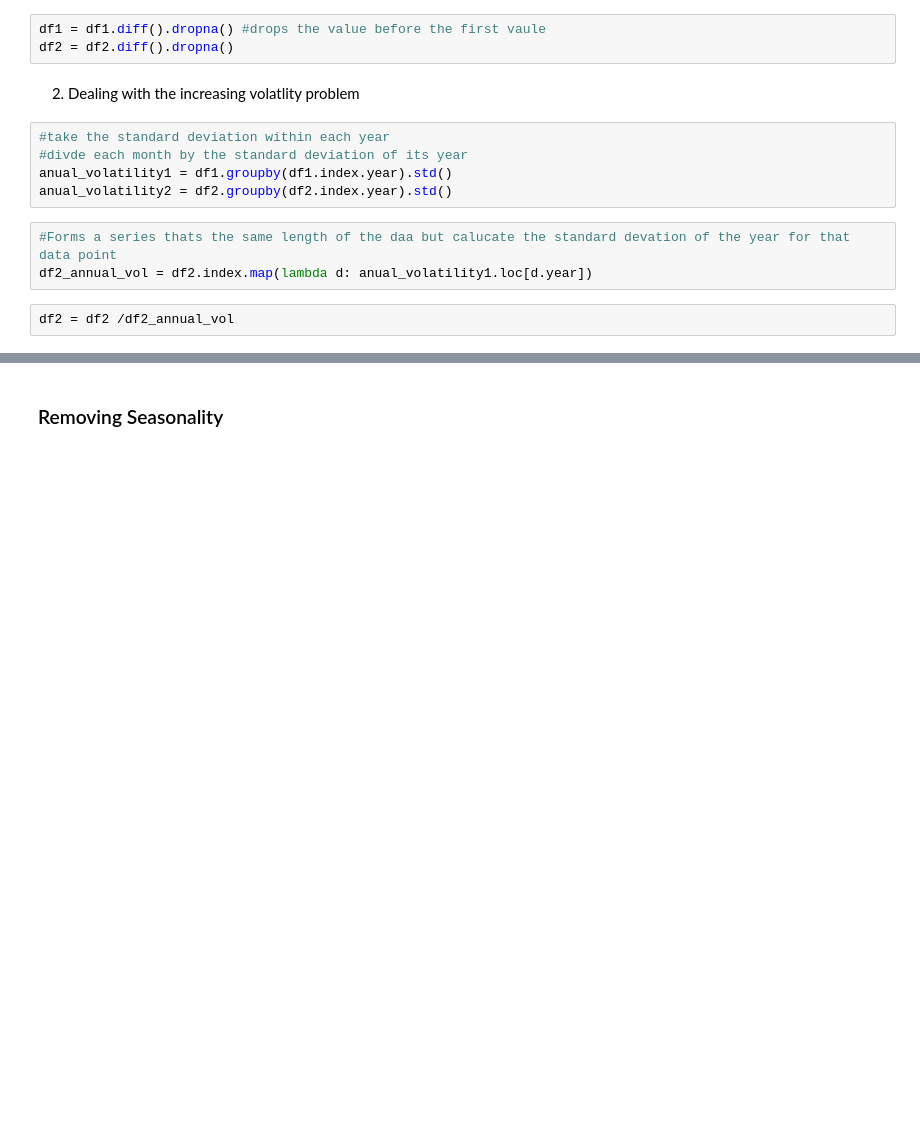
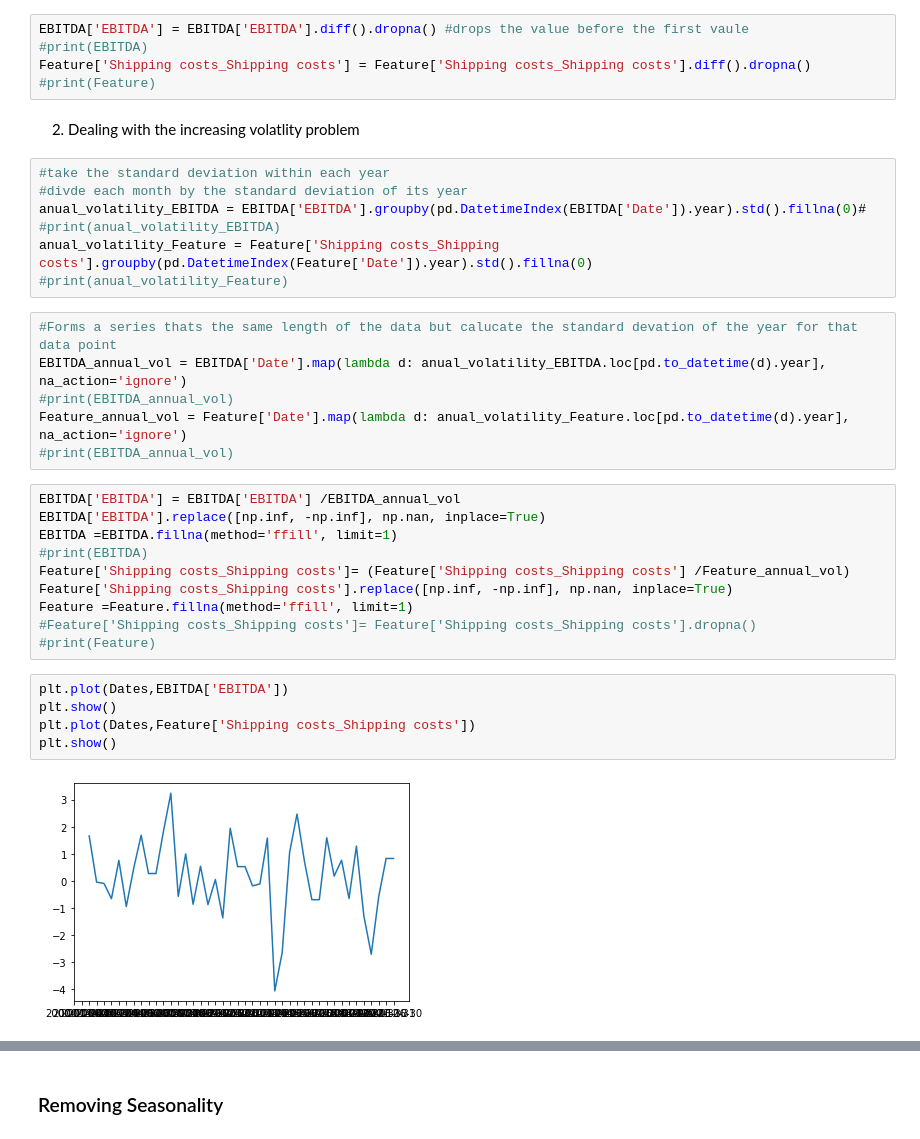
Before and after one commit to ADSMining/Mining, a Jupyter notebook: Notebooks/Modelling_notebooks/VARMA.ipynb, the cells around one changed output, grey strips where cells are left out. Saved outputs shown, nothing was run; the diff lists cells and outputs as text; blank space fills up the shorter version.

```diff
--- a/Notebooks/Modelling_notebooks/VARMA.ipynb
+++ b/Notebooks/Modelling_notebooks/VARMA.ipynb
@@ -54,17 +109,39 @@ df2 = (df2 - avg2)/dev2
 # %% [markdown]
 1. Take the first difference, fixes it around zero
 # %%
-df1 = df1.diff().dropna() #drops the value before the first vaule
-df2 = df2.diff().dropna()
+EBITDA['EBITDA'] = EBITDA['EBITDA'].diff().dropna() #drops the value before the first vaule
+#print(EBITDA)
+Feature['Shipping costs_Shipping costs'] = Feature['Shipping costs_Shipping costs'].diff().dropna()
+#print(Feature)
 # %% [markdown]
 2. Dealing with the increasing volatlity problem
 # %%
 #take the standard deviation within each year
 #divde each month by the standard deviation of its year
-anual_volatility1 = df1.groupby(df1.index.year).std()
-anual_volatility2 = df2.groupby(df2.index.year).std()
+anual_volatility_EBITDA = EBITDA['EBITDA'].groupby(pd.DatetimeIndex(EBITDA['Date']).year).std().fillna(0)#
+#print(anual_volatility_EBITDA)
+anual_volatility_Feature = Feature['Shipping costs_Shipping costs'].groupby(pd.DatetimeIndex(Feature['Date']).year).std().fillna(0)
+#print(anual_volatility_Feature)
 # %%
-#Forms a series thats the same length of the daa but calucate the standard devation of the year for that data point
-df2_annual_vol = df2.index.map(lambda d: anual_volatility1.loc[d.year])
+#Forms a series thats the same length of the data but calucate the standard devation of the year for that data point
+EBITDA_annual_vol = EBITDA['Date'].map(lambda d: anual_volatility_EBITDA.loc[pd.to_datetime(d).year], na_action='ignore')
+#print(EBITDA_annual_vol)
+Feature_annual_vol = Feature['Date'].map(lambda d: anual_volatility_Feature.loc[pd.to_datetime(d).year], na_action='ignore')
+#print(EBITDA_annual_vol)
 # %%
-df2 = df2 /df2_annual_vol
+EBITDA['EBITDA'] = EBITDA['EBITDA'] /EBITDA_annual_vol
+EBITDA['EBITDA'].replace([np.inf, -np.inf], np.nan, inplace=True)
+EBITDA =EBITDA.fillna(method='ffill', limit=1)
+#print(EBITDA)
+Feature['Shipping costs_Shipping costs']= (Feature['Shipping costs_Shipping costs'] /Feature_annual_vol)
+Feature['Shipping costs_Shipping costs'].replace([np.inf, -np.inf], np.nan, inplace=True)
+Feature =Feature.fillna(method='ffill', limit=1)
+#Feature['Shipping costs_Shipping costs']= Feature['Shipping costs_Shipping costs'].dropna()
+#print(Feature)
+# %%
+plt.plot(Dates,EBITDA['EBITDA'])
+plt.show()
+plt.plot(Dates,Feature['Shipping costs_Shipping costs'])
+plt.show()
+# %% [output]
+[figure, added]
```
Also changed, not shown: parts of 29 cells of this notebook.
